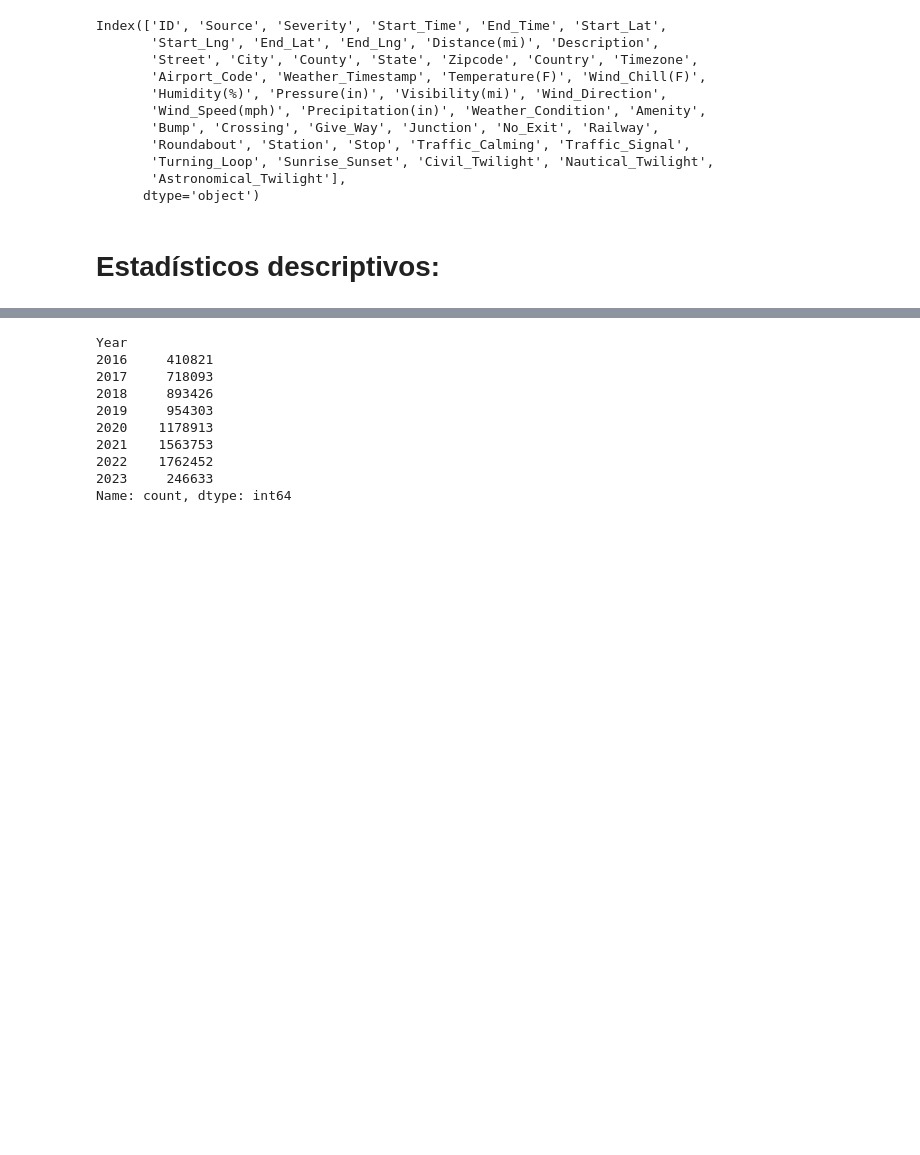
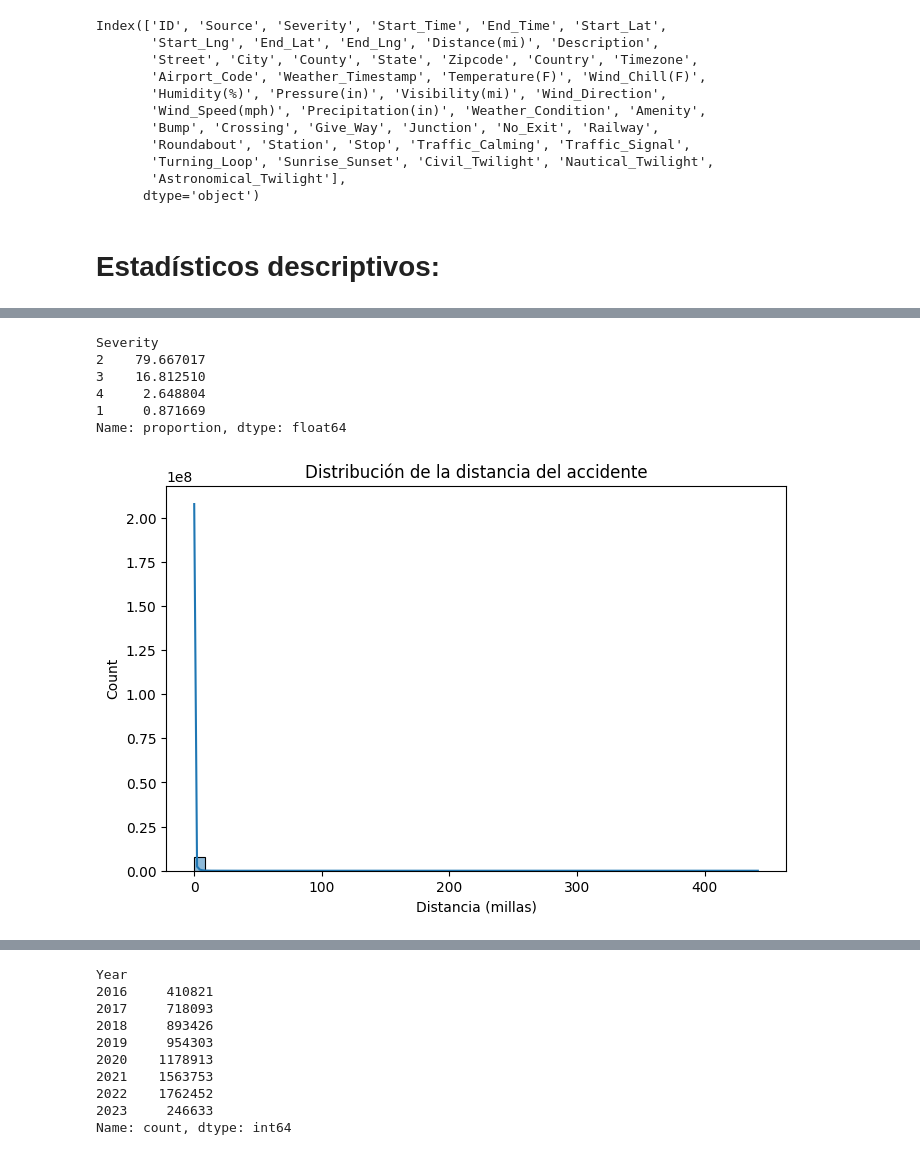
Before and after one commit to KAGmay05/Traffic_Accidents_Stats_Analysis, a Jupyter notebook: Analisis_Exploratorio_Datos.ipynb, the cells around one changed output, grey strips where cells are left out. Drawn from its saved outputs; the diff is of its cells as text; code cells hidden in the pictures; blank space fills up the shorter version.

```diff
--- a/Analisis_Exploratorio_Datos.ipynb
+++ b/Analisis_Exploratorio_Datos.ipynb
@@ -52,0 +91,17 @@ Index(['ID', 'Source', 'Severity', 'Start_Time', 'End_Time', 'Start_Lat',
+# %%
+df['Severity'].value_counts(normalize=True) * 100
+# %% [output]
+Severity
+2    79.667017
+3    16.812510
+4     2.648804
+1     0.871669
+Name: proportion, dtype: float64
+# %%
+plt.figure(figsize=(8,5))
+sns.histplot(df['Distance(mi)'], bins=50, kde=True)
+plt.title('Distribución de la distancia del accidente')
+plt.xlabel('Distancia (millas)')
+plt.show()
+# %% [output]
+[figure, added]
```
Also changed, not shown: parts of 24 cells of this notebook.
